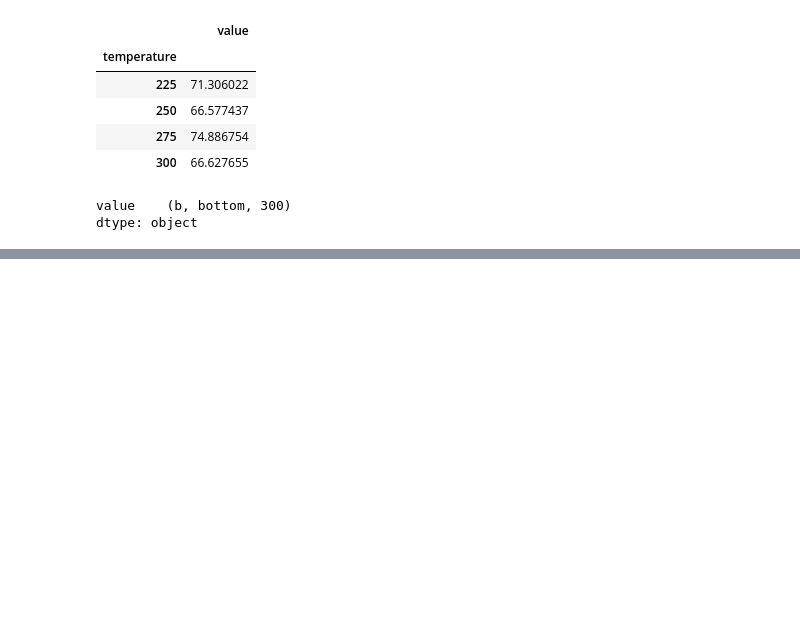
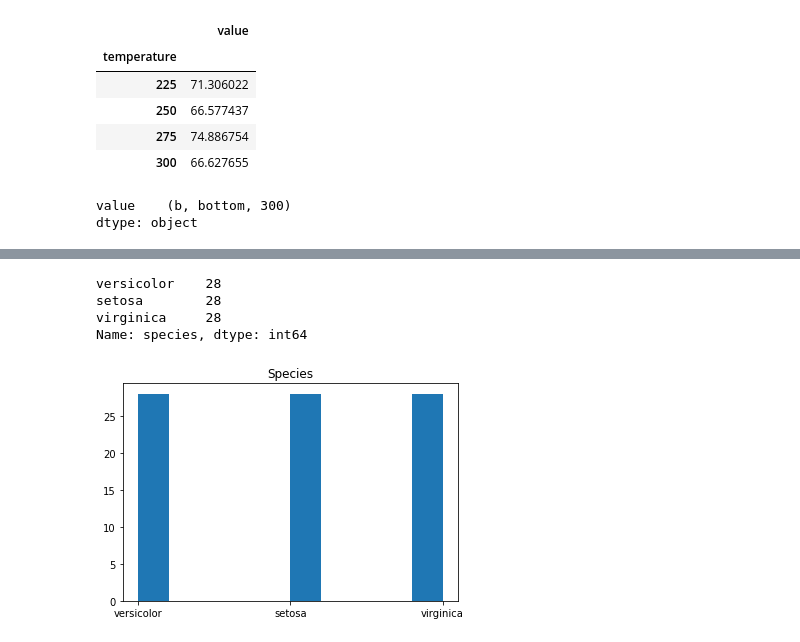
Before and after one commit to AJMartinezLlanes/classification-exercises, a Jupyter notebook: classification_exercises.ipynb, the cells around one changed output, grey strips where cells are left out. Cells and saved outputs as stored; diff of their text form; code cells hidden in the pictures; blank space fills up the shorter version.

```diff
--- a/classification_exercises.ipynb
+++ b/classification_exercises.ipynb
@@ -953,0 +1099,12 @@ dtype: object
+# %%
+# For each species (categorical variable): create a frequency table and a bar plot of those frequencies.
+print(train.species.value_counts())
+plt.hist(train.species)
+plt.title('Species')
+plt.show()
+# %% [output]
+versicolor    28
+setosa        28
+virginica     28
+Name: species, dtype: int64
+[figure, added]
```
Also changed, not shown: parts of 22 cells of this notebook.
